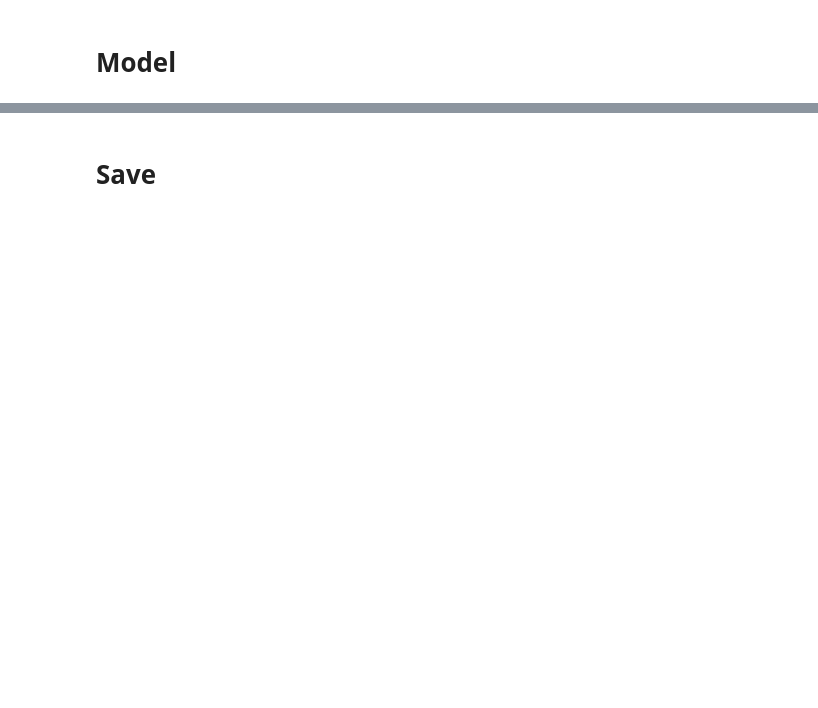
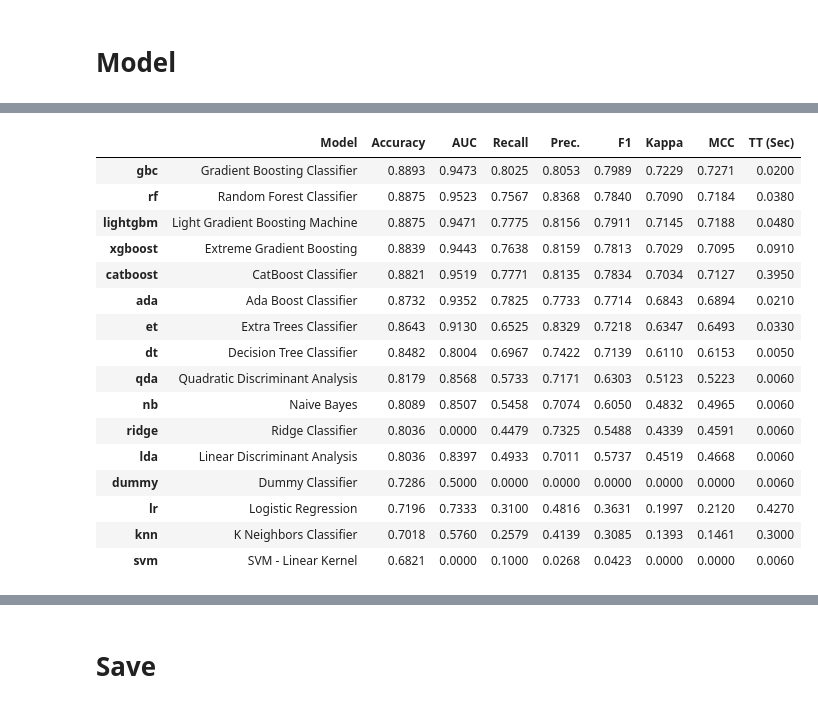
Before and after one commit to amontenegrot/TP_Technical_test_DS, a Jupyter notebook: src/03_preprocesing.ipynb, the cells around one changed output, grey strips where cells are left out. Saved outputs shown, nothing was run; the diff lists cells and outputs as text; code cells hidden in the pictures; blank space fills up the shorter version.

```diff
--- a/src/03_preprocesing.ipynb
+++ b/src/03_preprocesing.ipynb
@@ -114,0 +153,3 @@ data_unseen.reset_index(inplace=True, drop=True)
+# %%
+best_models = compare_models()
+# %% [output]
@@ -114,0 +157,17 @@ data_unseen.reset_index(inplace=True, drop=True)
+|  | Model | Accuracy | AUC | Recall | Prec. | F1 | Kappa | MCC | TT (Sec) |
+| gbc | Gradient Boosting Classifier | 0.8893 | 0.9473 | 0.8025 | 0.8053 | 0.7989 | 0.7229 | 0.7271 | 0.0200 |
+| rf | Random Forest Classifier | 0.8875 | 0.9523 | 0.7567 | 0.8368 | 0.7840 | 0.7090 | 0.7184 | 0.0380 |
+| lightgbm | Light Gradient Boosting Machine | 0.8875 | 0.9471 | 0.7775 | 0.8156 | 0.7911 | 0.7145 | 0.7188 | 0.0480 |
+| xgboost | Extreme Gradient Boosting | 0.8839 | 0.9443 | 0.7638 | 0.8159 | 0.7813 | 0.7029 | 0.7095 | 0.0910 |
+| catboost | CatBoost Classifier | 0.8821 | 0.9519 | 0.7771 | 0.8135 | 0.7834 | 0.7034 | 0.7127 | 0.3950 |
+| ada | Ada Boost Classifier | 0.8732 | 0.9352 | 0.7825 | 0.7733 | 0.7714 | 0.6843 | 0.6894 | 0.0210 |
+| et | Extra Trees Classifier | 0.8643 | 0.9130 | 0.6525 | 0.8329 | 0.7218 | 0.6347 | 0.6493 | 0.0330 |
+| dt | Decision Tree Classifier | 0.8482 | 0.8004 | 0.6967 | 0.7422 | 0.7139 | 0.6110 | 0.6153 | 0.0050 |
+| qda | Quadratic Discriminant Analysis | 0.8179 | 0.8568 | 0.5733 | 0.7171 | 0.6303 | 0.5123 | 0.5223 | 0.0060 |
+| nb | Naive Bayes | 0.8089 | 0.8507 | 0.5458 | 0.7074 | 0.6050 | 0.4832 | 0.4965 | 0.0060 |
+| ridge | Ridge Classifier | 0.8036 | 0.0000 | 0.4479 | 0.7325 | 0.5488 | 0.4339 | 0.4591 | 0.0060 |
+| lda | Linear Discriminant Analysis | 0.8036 | 0.8397 | 0.4933 | 0.7011 | 0.5737 | 0.4519 | 0.4668 | 0.0060 |
+| dummy | Dummy Classifier | 0.7286 | 0.5000 | 0.0000 | 0.0000 | 0.0000 | 0.0000 | 0.0000 | 0.0060 |
+| lr | Logistic Regression | 0.7196 | 0.7333 | 0.3100 | 0.4816 | 0.3631 | 0.1997 | 0.2120 | 0.4270 |
+| knn | K Neighbors Classifier | 0.7018 | 0.5760 | 0.2579 | 0.4139 | 0.3085 | 0.1393 | 0.1461 | 0.3000 |
+| svm | SVM - Linear Kernel | 0.6821 | 0.0000 | 0.1000 | 0.0268 | 0.0423 | 0.0000 | 0.0000 | 0.0060 |
```
Also changed, not shown: parts of 23 cells of this notebook, 2 other files.
